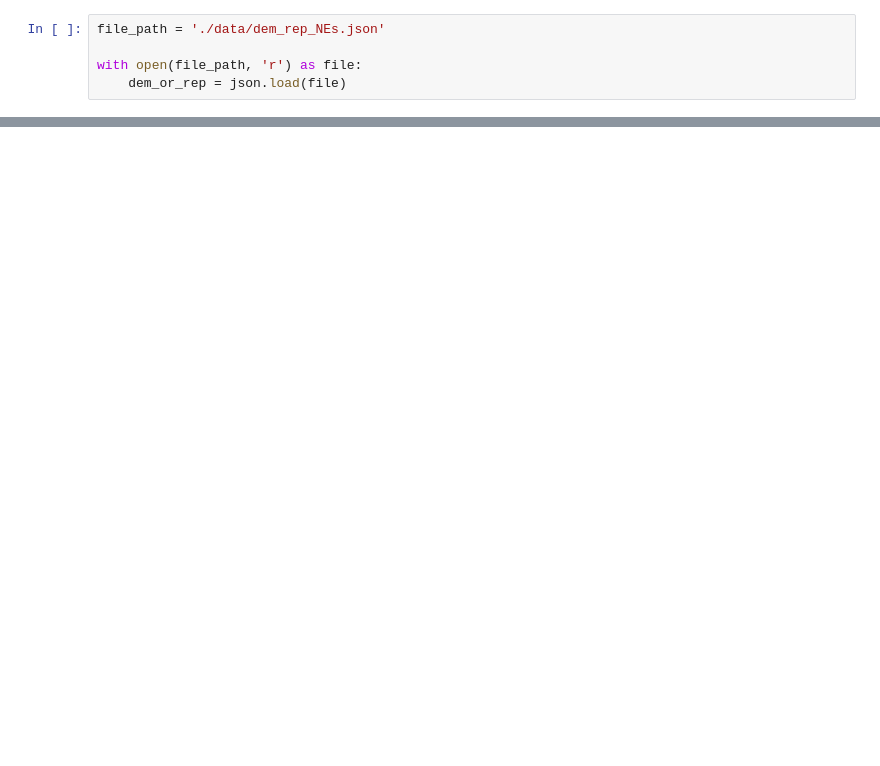
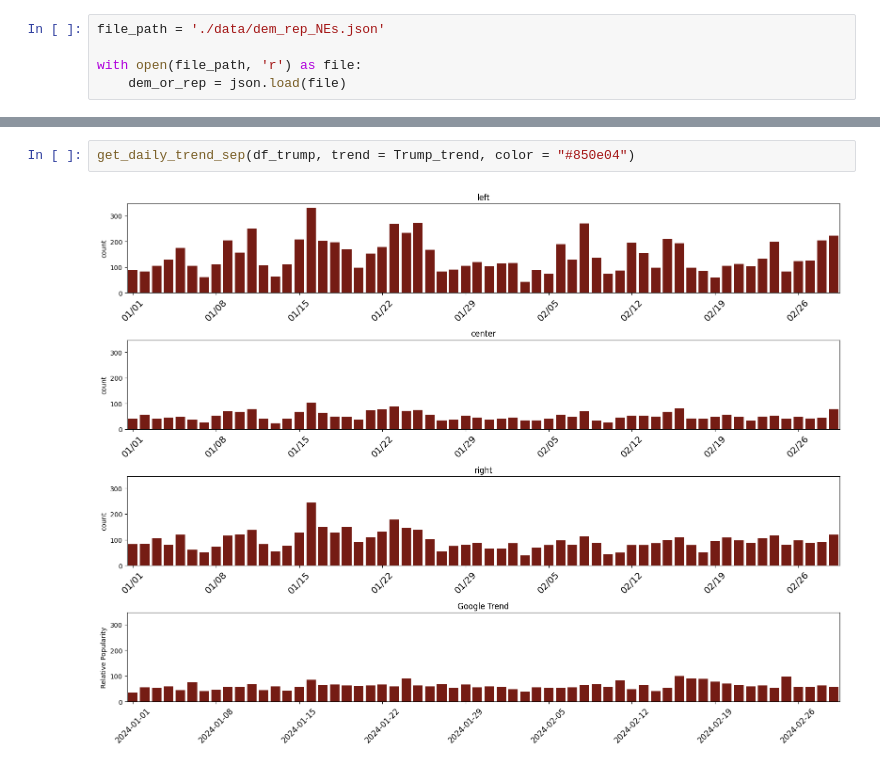
Before and after one commit to beilrz/News_Headline_Bias_Analysis, a Jupyter notebook: Word Space Analysis.ipynb, the cells around one changed output, grey strips where cells are left out. Drawn from its saved outputs; the diff is of its cells as text; blank space fills up the shorter version.

```diff
--- a/Word Space Analysis.ipynb
+++ b/Word Space Analysis.ipynb
@@ -257,0 +294,4 @@ Name: count, dtype: int64
+# %%
+get_daily_trend_sep(df_trump, trend = Trump_trend, color = "#850e04")
+# %% [output]
+[figure, added]
```
Also changed, not shown: parts of 37 cells of this notebook, 2 other files.
